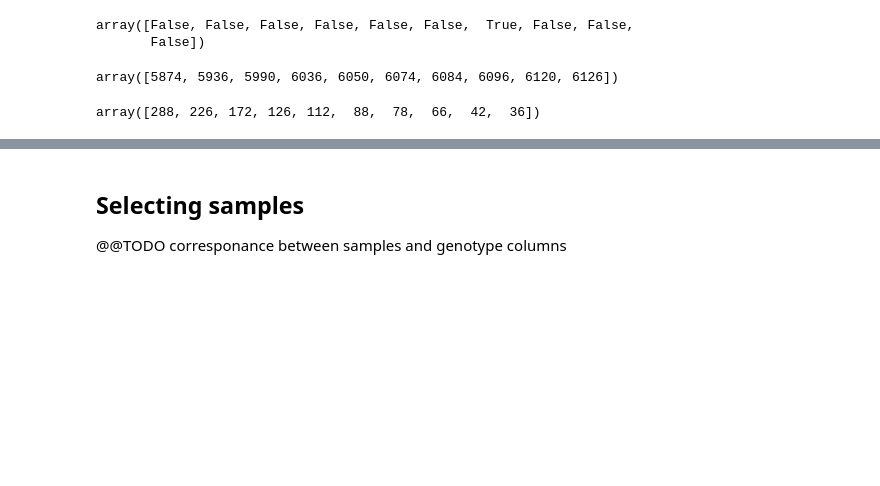
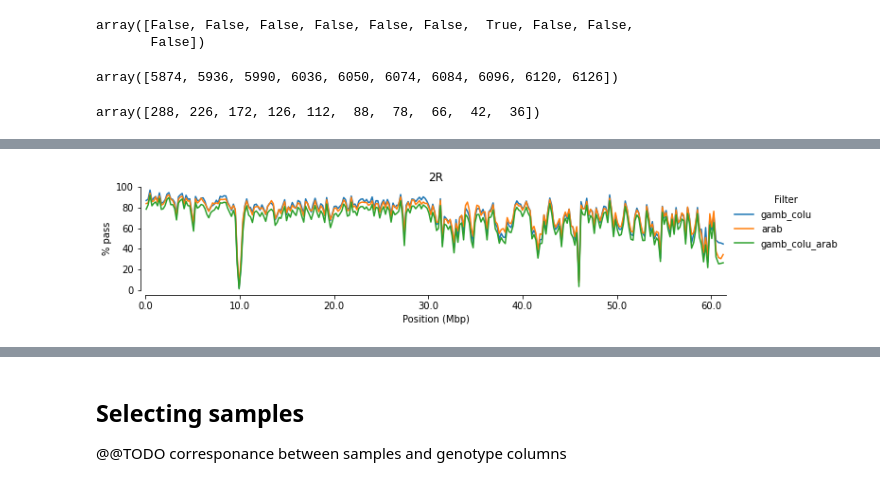
Before and after one commit to malariagen/vector-data, a Jupyter notebook: docs/ag3/examples/snps.ipynb, the cells around one changed output, grey strips where cells are left out. Saved outputs shown, nothing was run; the diff lists cells and outputs as text; code cells hidden in the pictures; blank space fills up the shorter version.

Commit message:
site filters

```diff
--- a/docs/ag3/examples/snps.ipynb
+++ b/docs/ag3/examples/snps.ipynb
@@ -541,4 +533,0 @@ df_filter_summary
-# %%
-def plot_site_filters(contig, mask, window_size=100_000):
-
-    loc_pass = ag3.site_filters(contig=contig, mask=mask).compute()
@@ -544,0 +542,34 @@ def plot_site_filters(contig, mask, window_size=100_000):
+# %%
+def plot_site_filters(contig, window_size=200_000, ax=None):
+
+    # setup figure and axes
+    if ax is None:
+        contig_length = len(ag3.genome_sequence(contig))
+        figw = 11 * contig_length / len(ag3.genome_sequence("2R"))
+        fig, ax = plt.subplots(figsize=(figw, 2))
+        sns.despine(ax=ax, offset=5)
+
+    # setup X variable
+    pos = ag3.snp_sites(contig=contig, field="POS").compute()
+    x = allel.moving_statistic(pos, statistic=np.mean, size=window_size)
+
+    # setup Y variables and plot
+    for mask in "gamb_colu", "arab", "gamb_colu_arab":
+        loc_pass = ag3.site_filters(contig=contig, mask=mask).compute()
+        y = allel.moving_statistic(loc_pass, statistic=np.mean, size=window_size)
+        ax.plot(x, y * 100, label=mask)
+
+    # tidy plot
+    ax.set_xlim(0, contig_length)
+    ax.set_ylim(0, 100)
+    ax.set_title(contig)
+    # convert X axis to Mbp
+    ax.xaxis.set_major_formatter(mpl.ticker.FuncFormatter(lambda x, p: x//1e6))
+    ax.set_xlabel("Position (Mbp)")
+    ax.set_ylabel('% pass')
+    ax.legend(loc='upper left', bbox_to_anchor=(1, 1), title="Filter",
+              frameon=False)
+# %%
+plot_site_filters(contig="2R")
+# %% [output]
+[figure, added]
```
Also changed, not shown: parts of 23 cells of this notebook.
